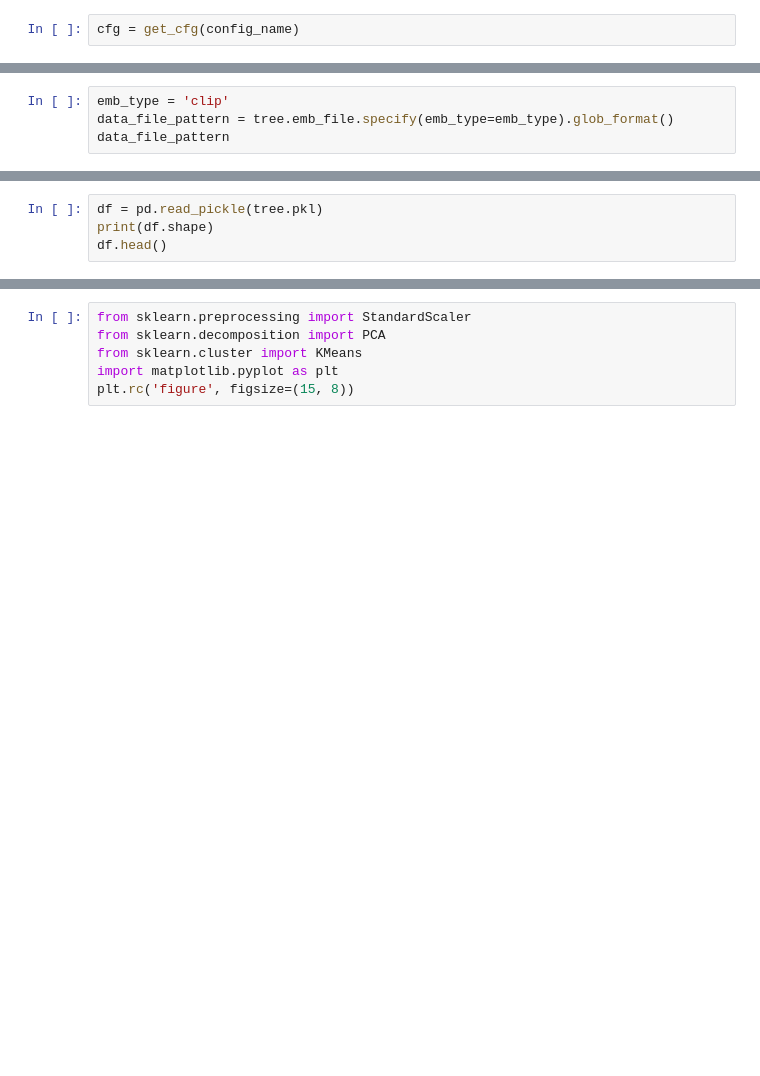
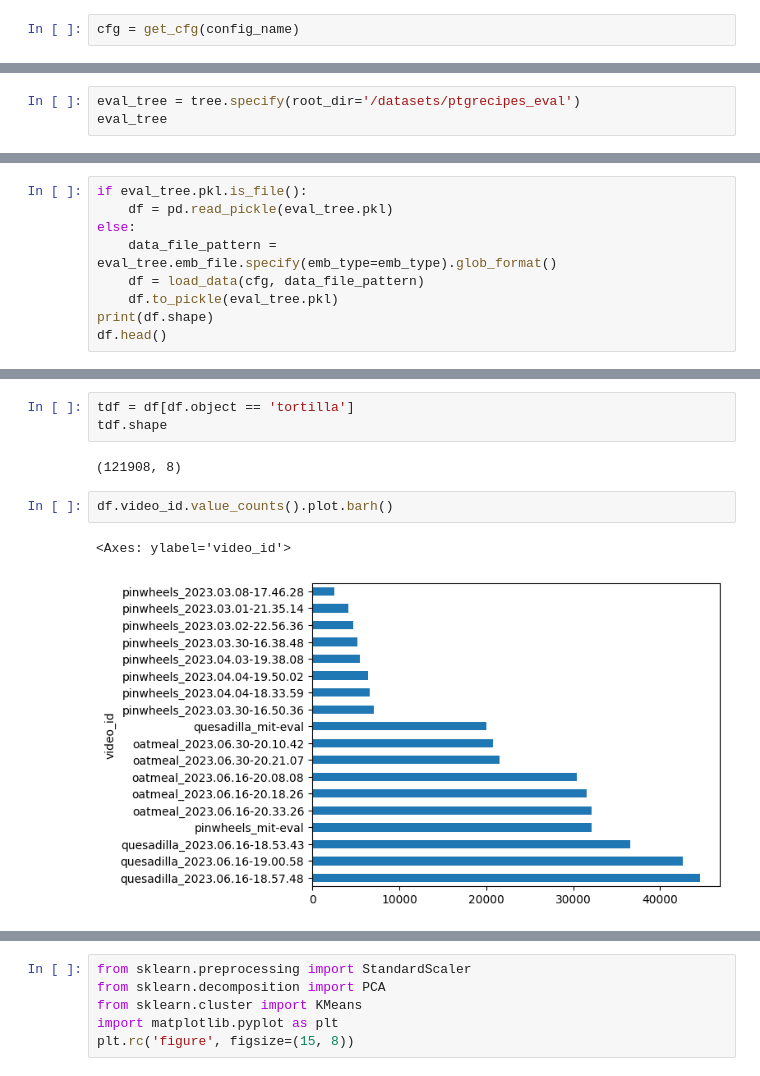
Before and after one commit to VIDA-NYU/object-states, a Jupyter notebook: scripts/Dump DB.ipynb, the cells around one changed output, grey strips where cells are left out. Saved outputs shown, nothing was run; the diff lists cells and outputs as text; blank space fills up the shorter version.

Commit message:
further eval devel

```diff
--- a/scripts/Dump DB.ipynb
+++ b/scripts/Dump DB.ipynb
@@ -30,5 +35 @@ tree
 >
-# %%
-emb_type = 'clip'
-data_file_pattern = tree.emb_file.specify(emb_type=emb_type).glob_format()
-data_file_pattern
@@ -115,4 +35,0 @@ df.to_pickle(f"{cfg.DATASET.ROOT}/embs.npz")
-# %%
-df = pd.read_pickle(tree.pkl)
-print(df.shape)
-df.head()
@@ -128,0 +46,3 @@ pd.options.display.max_rows = 100
+# %%
+eval_tree = tree.specify(root_dir='/datasets/ptgrecipes_eval')
+eval_tree
@@ -128,0 +56,9 @@ pd.options.display.max_rows = 100
+# %%
+if eval_tree.pkl.is_file():
+    df = pd.read_pickle(eval_tree.pkl)
+else:
+    data_file_pattern = eval_tree.emb_file.specify(emb_type=emb_type).glob_format()
+    df = load_data(cfg, data_file_pattern)
+    df.to_pickle(eval_tree.pkl)
+print(df.shape)
+df.head()
@@ -128,0 +73,10 @@ pd.options.display.max_rows = 100
+# %%
+tdf = df[df.object == 'tortilla']
+tdf.shape
+# %% [output]
+(121908, 8)
+# %%
+df.video_id.value_counts().plot.barh()
+# %% [output]
+<Axes: ylabel='video_id'>
+[figure, added]
```
Also changed, not shown: parts of 42 cells of this notebook, 9 other files.
